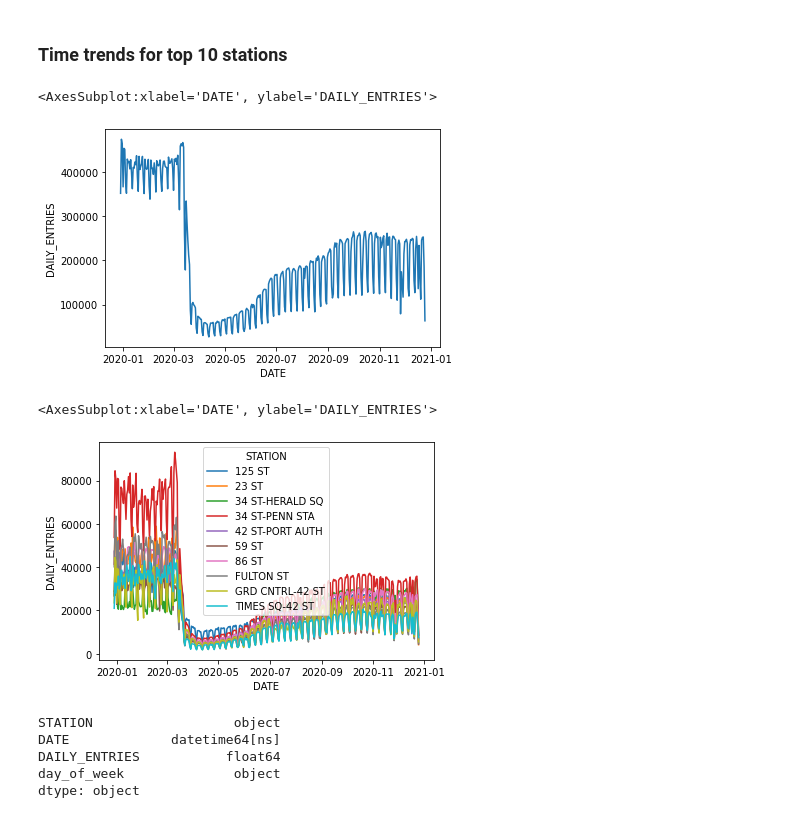
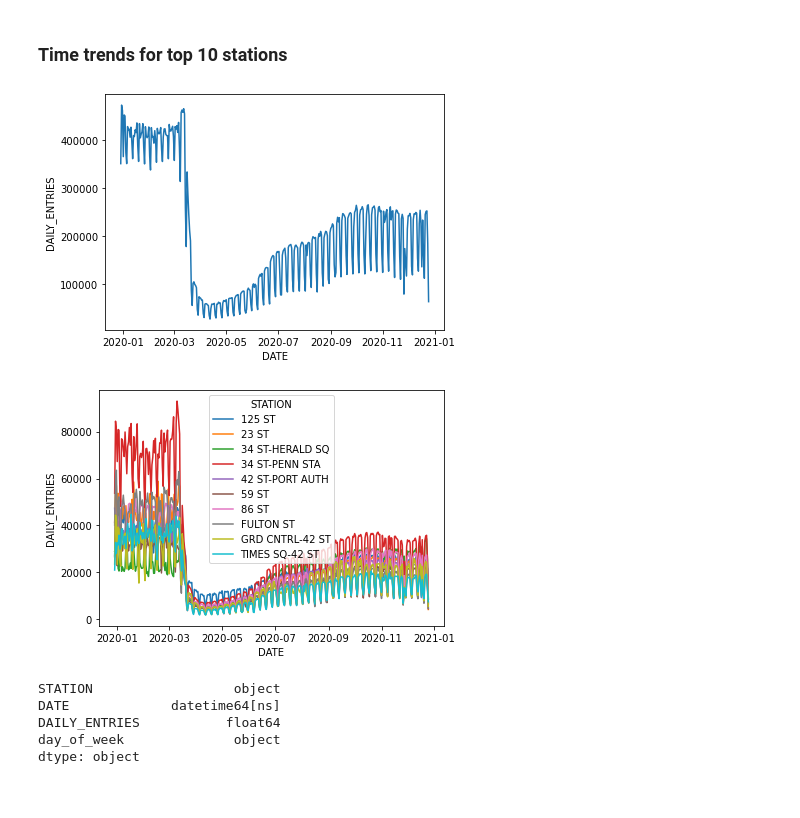
Before and after one commit to andrewdouglassmith1/MTA_Project, a Jupyter notebook: MTA_Analysis.ipynb, the cells around one changed output. Drawn from its saved outputs; the diff is of its cells as text; code cells hidden in the pictures.

```diff
--- a/MTA_Analysis.ipynb
+++ b/MTA_Analysis.ipynb
@@ -571,14 +571,16 @@ daily_totals_top10
 # %%
 # top 10 stations aggregate trends
 sns.lineplot(x = "DATE",y = "DAILY_ENTRIES",data=daily_totals_top10)
+plt.tight_layout()
+plt.savefig('daily_entry_time_series.png')
 # %% [output]
-<AxesSubplot:xlabel='DATE', ylabel='DAILY_ENTRIES'>
-[figure, old version]
+[figure, new version]
 # %%
 sns.lineplot(x = "DATE",y = "DAILY_ENTRIES",ci=None,hue='STATION',data=stations_daily_top10)
+plt.tight_layout()
+plt.savefig('daily_entry_time_series_individual.png')
 # %% [output]
-<AxesSubplot:xlabel='DATE', ylabel='DAILY_ENTRIES'>
-[figure, old version]
+[figure, new version]
 # %%
 # The above graph suggests taht all of the top units followed similar patterns,
 # I create a mask to limit the dataset to be since march to reduce the y axis and more closely compare trends
```
Also changed, not shown: parts of 17 cells of this notebook.
